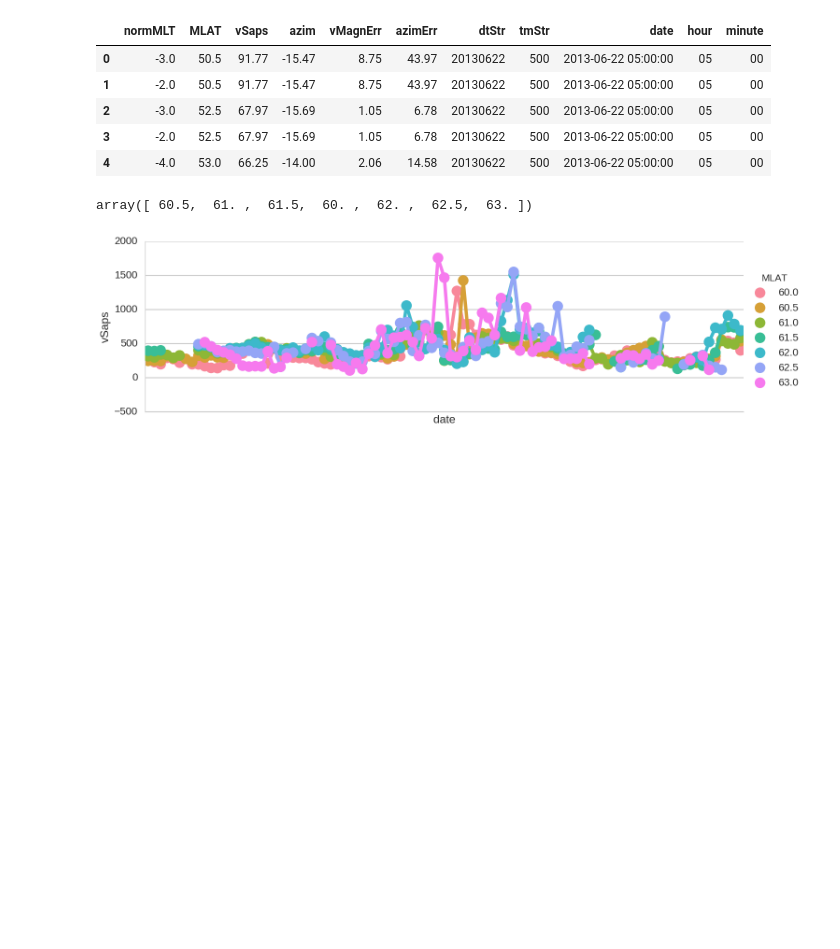
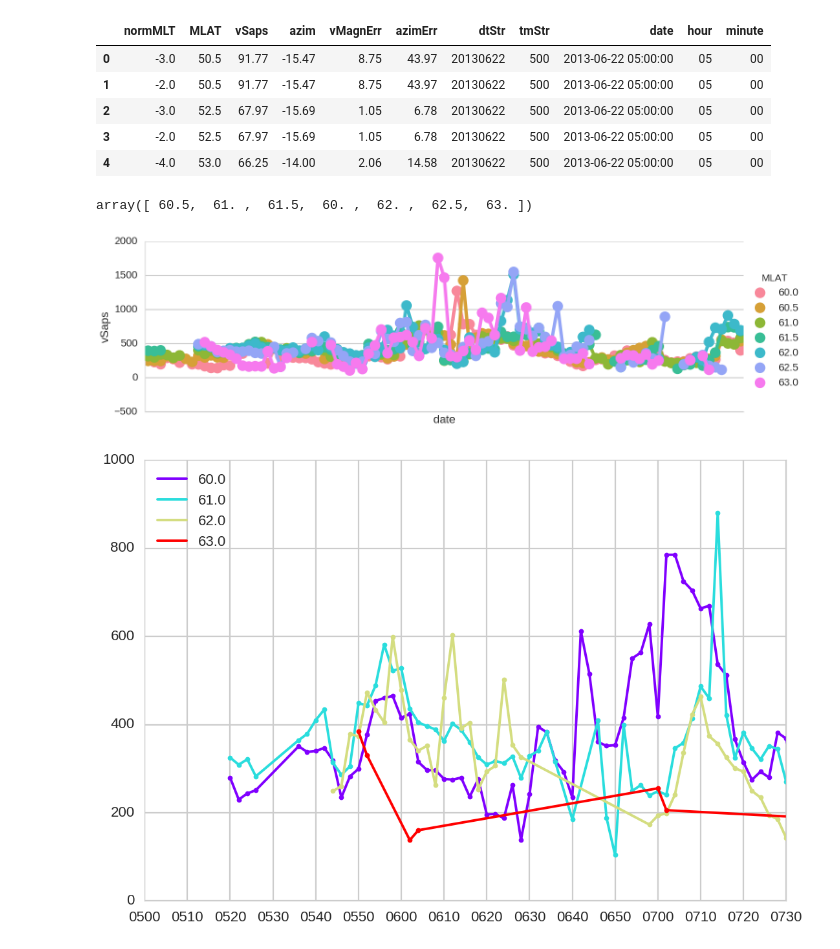
Before and after one commit to bharatreddy/vap-analys, a Jupyter notebook: ipy/lshell_june22.ipynb, the cells around one changed output. Saved outputs shown, nothing was run; the diff lists cells and outputs as text; code cells hidden in the pictures; blank space fills up the shorter version.

```diff
--- a/ipy/lshell_june22.ipynb
+++ b/ipy/lshell_june22.ipynb
@@ -91,6 +91,41 @@ latVels23Fig.ax.xaxis.set_major_formatter(DateFormatter('%H%M'))
 latVels23Fig.ax.xaxis.set_major_locator(MinuteLocator(interval=10))
 # %% [output]
 [figure]
+# %%
+fig1 = plt.figure()
+ax = fig1.add_subplot(111)
+
+
+strtLat = 55.
+endLat = 63.
+
+# We'll only need those latitudes which have observations
+mlatList = []
+while strtLat <= endLat:
+    currMLATDF = velsDataDF0[ velsDataDF0["MLAT"] == strtLat ]
+    if currMLATDF.shape[0] == 0:
+        strtLat = strtLat + 1.
+        continue
+    else:
+        mlatList.append( strtLat )
+        strtLat = strtLat + 1.
+
+colorsList = iter(plt.cm.rainbow(numpy.linspace(0,1,len(mlatList))))
+for currMLAT in mlatList:
+    currMLATDF = velsDataDF0[ velsDataDF0["MLAT"] == currMLAT ]
+    currColor = next(colorsList)
+    ax.plot_date( currMLATDF['date'], currMLATDF['vSaps'], '-', label=str(currMLAT), c=currColor )
+    ax.plot_date( currMLATDF['date'], currMLATDF['vSaps'], '.', label="", c=currColor )
+    ax.set_xlim( [ datetime.datetime(2013,6,22,5,0), datetime.datetime(2013,6,22,7,30) ] )
+    ax.set_ylim( [ 0, 1000 ] )
+    ax.xaxis.set_major_formatter(DateFormatter('%H%M'))
+    ax.xaxis.set_major_locator(MinuteLocator(interval=10))
+
+# Add legend
+legend = ax.legend(loc='upper left', shadow=True)
+plt.savefig("../figs/lshell-vels-0MLT.pdf",bbox_inches='tight')
+# %% [output]
+[figure, added]
 # %%
 fig1 = plt.figure()
 ax = fig1.add_subplot(111)
```
Also changed, not shown: parts of 2 cells of this notebook, 2 other files.
